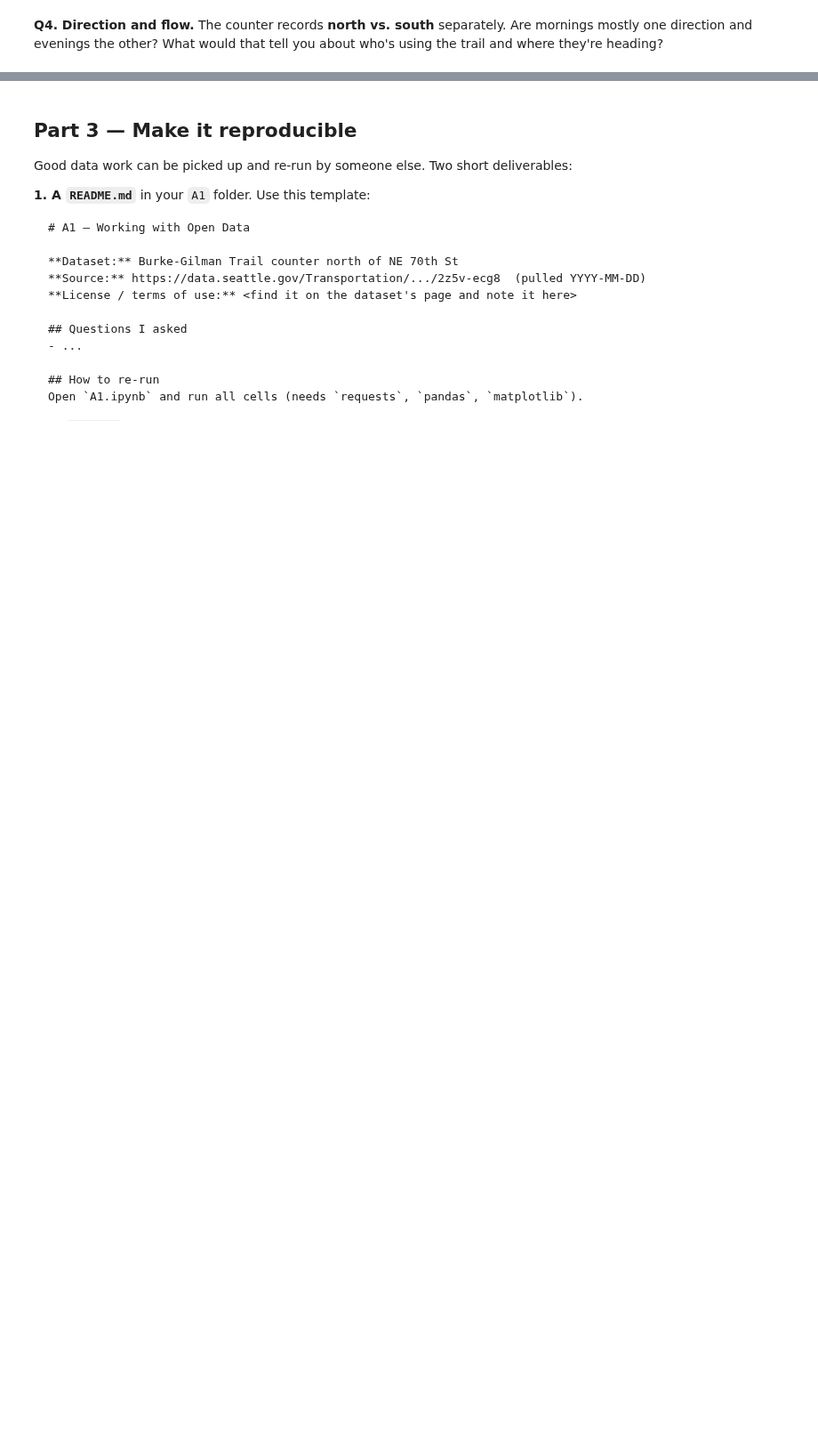
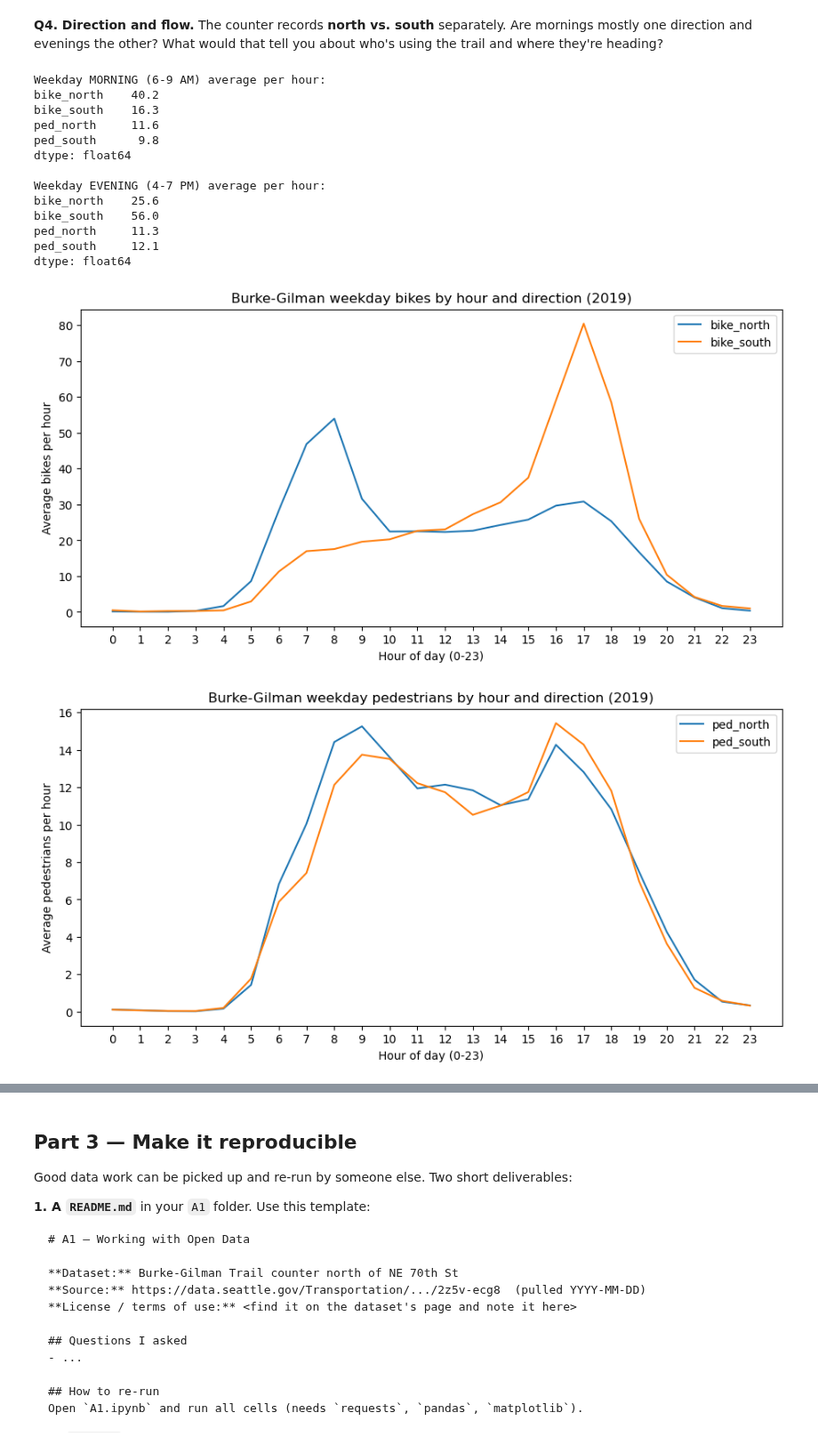
Before and after one commit to ashleybzhang/hcde-410, a Jupyter notebook: A1/A1.ipynb, the cells around one changed output, grey strips where cells are left out. Shown at 89% size. Drawn from its saved outputs; the diff is of its cells as text; code cells hidden in the pictures; blank space fills up the shorter version.

```diff
--- a/A1/A1.ipynb
+++ b/A1/A1.ipynb
@@ -130,6 +262,47 @@ Is there evidence people use the Burke-Gilman to *commute*, not just for fun? Co
 The counter records **north vs. south** separately. Are mornings mostly one direction and evenings the other? What would that tell you about who's using the trail and where they're heading?
 # %%
 # Your code for Q4
+# make sure the weekday/weekend label exists (same as Q3)
+df["day_type"] = df["weekday"].isin(["Saturday", "Sunday"]).map({True: "Weekend", False: "Weekday"})
+
+dir_cols = ["bike_north", "bike_south", "ped_north", "ped_south"]
+
+# 1. average count by hour and direction, weekdays only
+weekday = df[df["day_type"] == "Weekday"]
+by_hour_dir = weekday.groupby("hour")[dir_cols].mean()
+
+# 2. compare morning (6-9 AM) vs. evening (4-7 PM) by direction
+morning = by_hour_dir.loc[6:9].mean().round(1)
+evening = by_hour_dir.loc[16:19].mean().round(1)
+print("Weekday MORNING (6-9 AM) average per hour:")
+print(morning)
+print("\nWeekday EVENING (4-7 PM) average per hour:")
+print(evening)
+
+# 3. plot north vs. south for bikes and for peds
+for mode, label in [("bike", "Bikes"), ("ped", "Pedestrians")]:
+    by_hour_dir[[f"{mode}_north", f"{mode}_south"]].plot(figsize=(11, 5))
+    plt.title(f"Burke-Gilman weekday {label.lower()} by hour and direction (2019)")
+    plt.xlabel("Hour of day (0-23)")
+    plt.ylabel(f"Average {label.lower()} per hour")
+    plt.xticks(range(0, 24))
+    plt.show()
+# %% [output]
+Weekday MORNING (6-9 AM) average per hour:
+bike_north    40.2
+bike_south    16.3
+ped_north     11.6
+ped_south      9.8
+dtype: float64
+
+Weekday EVENING (4-7 PM) average per hour:
+bike_north    25.6
+bike_south    56.0
+ped_north     11.3
+ped_south     12.1
+dtype: float64
+[figure, added]
+[figure, added]
 # %% [markdown]
 **Your Q4 answer:**
 
```
Also changed, not shown: parts of 13 cells of this notebook, 1 other file.
